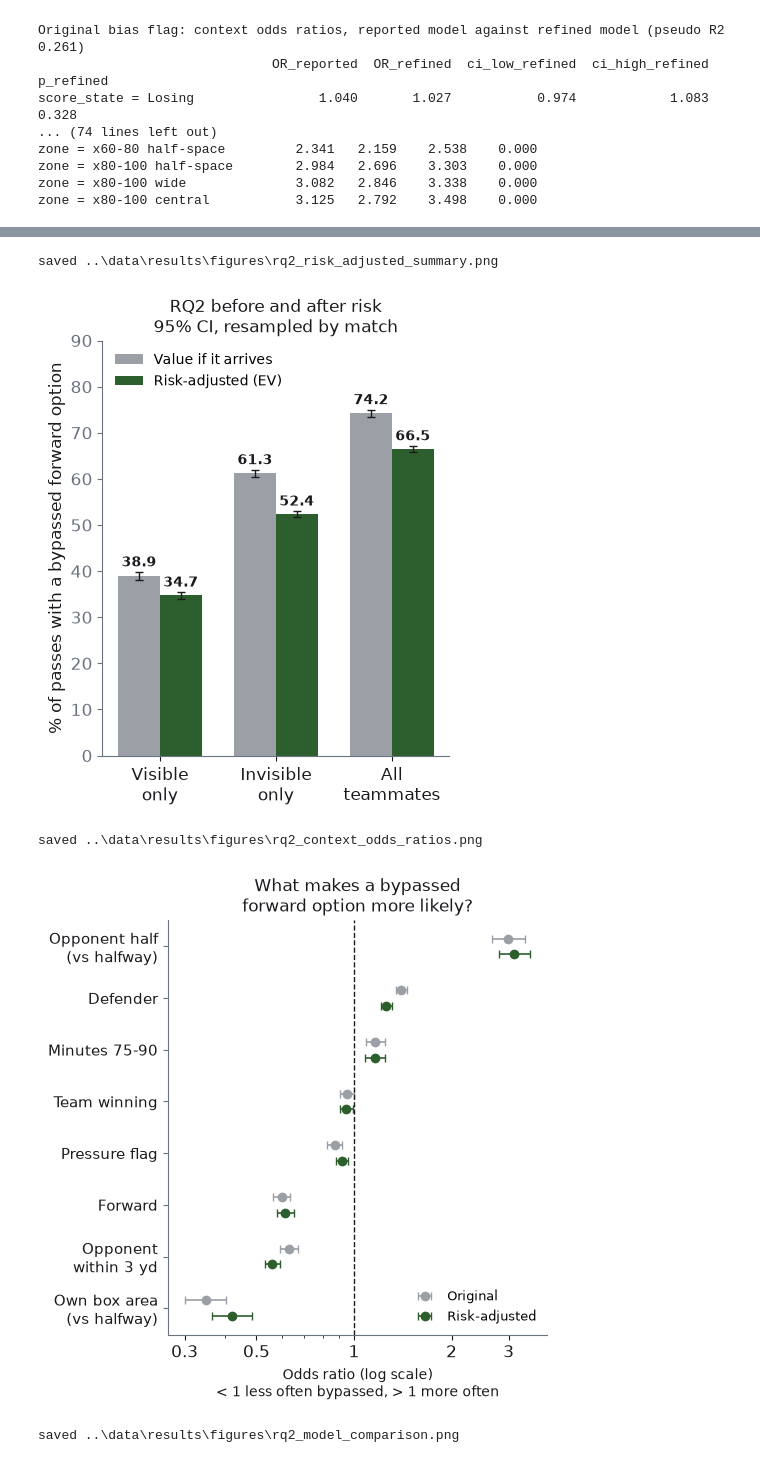
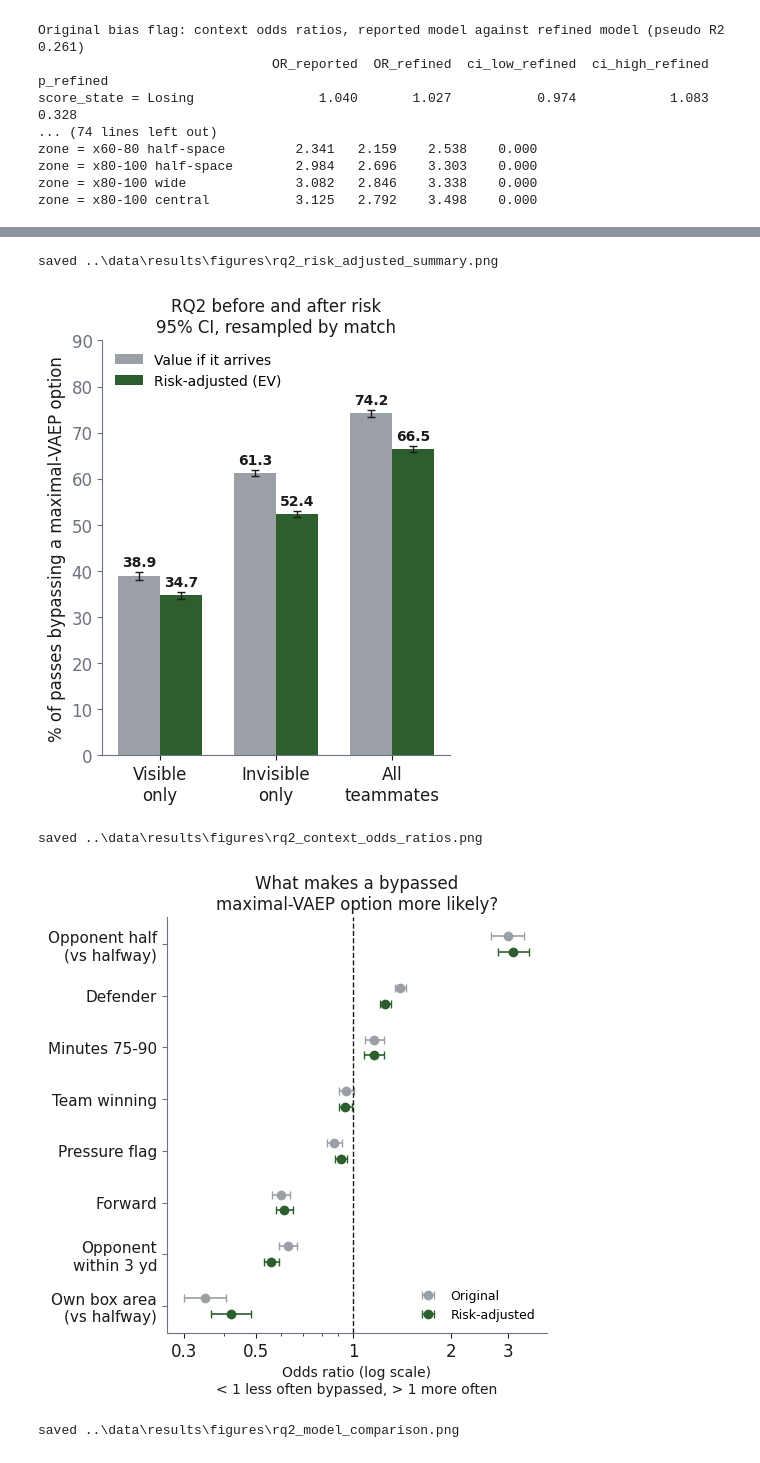
Before and after one commit to Raeesa12/perception-aware-passing-in-football, a Jupyter notebook: notebooks/03_layer2_risk_and_context.ipynb, the cells around one changed output, grey strips where cells are left out. Drawn from its saved outputs; the diff is of its cells as text; code cells hidden in the pictures.

```diff
--- a/notebooks/03_layer2_risk_and_context.ipynb
+++ b/notebooks/03_layer2_risk_and_context.ipynb
@@ -515,9 +515,9 @@ for k, (suffix, name, colour) in enumerate([('orig', 'Original (success value)',
         ax.text(x, top + 0.015, f"{v:.1%}", ha='center', fontsize=9)
 ax.set_xticks(xpos)
 ax.set_xticklabels(labels)
-ax.set_ylabel('Share of passes with a better forward option bypassed')
+ax.set_ylabel('Share of passes with a better maximal-VAEP option bypassed')
 ax.set_ylim(0, 1)
-ax.set_title('RQ2: forward-bias rate before and after accounting for risk')
+ax.set_title('RQ2: bypass rate before and after accounting for risk')
 ax.legend(loc='upper left', fontsize=9)
 fig.tight_layout()
 # not saved: the Figures section saves the final version of this chart
@@ -1030,6 +1030,6 @@ saved ..\data\results\figures\rq1_rq2_headline_results.png
 [57.9, 38.9, 34.7]
 # %%
-# risk chart: forward-bias rate per option pool, before and after risk adjustment (from rq2_risk above)
+# risk chart: bypass rate per option pool, before and after risk adjustment (from rq2_risk above)
 pools = ['visible', 'invisible', 'all']
 fig, ax = plt.subplots(figsize=(4.48, 5.39))
 x, w = np.arange(3), 0.36
@@ -1044,14 +1044,14 @@ for shift, suffix, colour, label in [(-w / 2, 'orig', GREY, 'Value if it arrives
 ax.set_xticks(x)
 ax.set_xticklabels(['Visible\nonly', 'Invisible\nonly', 'All\nteammates'])
 ax.set_ylim(0, 90)
-ax.set_ylabel('% of passes with a bypassed forward option')
+ax.set_ylabel('% of passes bypassing a maximal-VAEP option')
 ax.legend(frameon=False, loc='upper left', fontsize=10)
 ax.set_title('RQ2 before and after risk\n95% CI, resampled by match', fontsize=12, color=TXT)
 save_fig(fig, 'rq2_risk_adjusted_summary.png')
 plt.show()
 # %% [output]
 saved ..\data\results\figures\rq2_risk_adjusted_summary.png
-[figure, old version]
+[figure, new version]
 # %%
 import matplotlib.ticker
 # context chart: selected odds ratios from the refined model (refined_tables, from the refined regression cell)
@@ -1059,35 +1059,35 @@ terms = [
     ('zone = x80-100 central', 'Opponent half\n(vs halfway)'),
     ('position_group = DEF', 'Defender'),
     ('minute_bin = 75-90', 'Minutes 75-90'),
     ('score_state = Winning', 'Team winning'),
     ('under_pressure', 'Pressure flag'),
     ('position_group = FWD', 'Forward'),
     ('opp_dist_bin = <3 yd', 'Opponent\nwithin 3 yd'),
     ('zone = x0-20 central', 'Own box area\n(vs halfway)'),
 ]
 fig, ax = plt.subplots(figsize=(4.9, 5.39))
 y = np.arange(len(terms))[::-1]
 for name, colour, shift, label in [('Original bias flag', GREY, 0.15, 'Original'),
                                    ('Risk-adjusted bias flag', GREEN, -0.15, 'Risk-adjusted')]:
     t = refined_tables[name].loc[[k for k, _ in terms]]
     ax.errorbar(t['odds_ratio'], y + shift,
                 xerr=[t['odds_ratio'] - t['ci_low'], t['ci_high'] - t['odds_ratio']],
                 fmt='o', color=colour, ms=6, capsize=3, lw=1.2, label=label)
 ax.axvline(1, color=TXT, lw=1, ls='--')
 ax.set_xscale('log')
 ax.set_xticks([0.3, 0.5, 1, 2, 3])
 ax.set_xticklabels(['0.3', '0.5', '1', '2', '3'])
 ax.xaxis.set_minor_formatter(matplotlib.ticker.NullFormatter())   # hide the automatic minor-tick labels
 ax.set_yticks(y)
 ax.set_yticklabels([lab for _, lab in terms], fontsize=11, color=TXT)
 ax.set_xlabel('Odds ratio (log scale)\n< 1 less often bypassed, > 1 more often', fontsize=10)
 ax.legend(frameon=False, loc='lower right', fontsize=9)
-ax.set_title('What makes a bypassed\nforward option more likely?', fontsize=12, color=TXT)
+ax.set_title('What makes a bypassed\nmaximal-VAEP option more likely?', fontsize=12, color=TXT)
 save_fig(fig, 'rq2_context_odds_ratios.png')
 plt.show()
 # %% [output]
 saved ..\data\results\figures\rq2_context_odds_ratios.png
-[figure, old version]
+[figure, new version]
 # %%
 # model check chart: held-out AUC for the original flag
 auc_refined = pd.DataFrame(rows)   # the AUC table built in the refined regression cell
```
Also changed, not shown: parts of 13 cells of this notebook, 7 other files.
